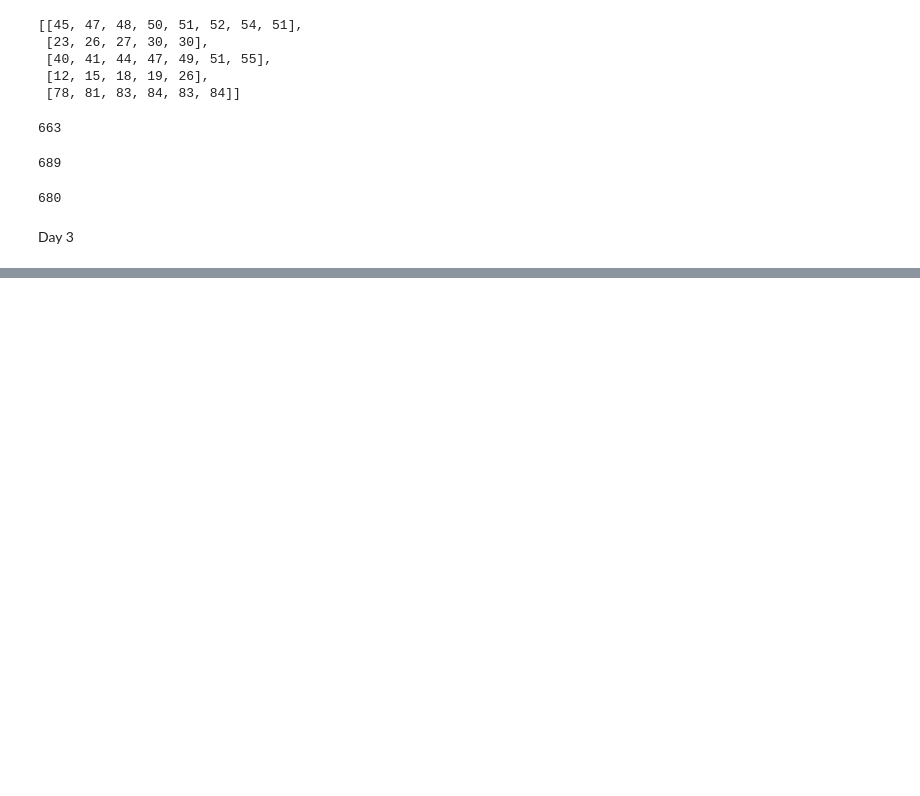
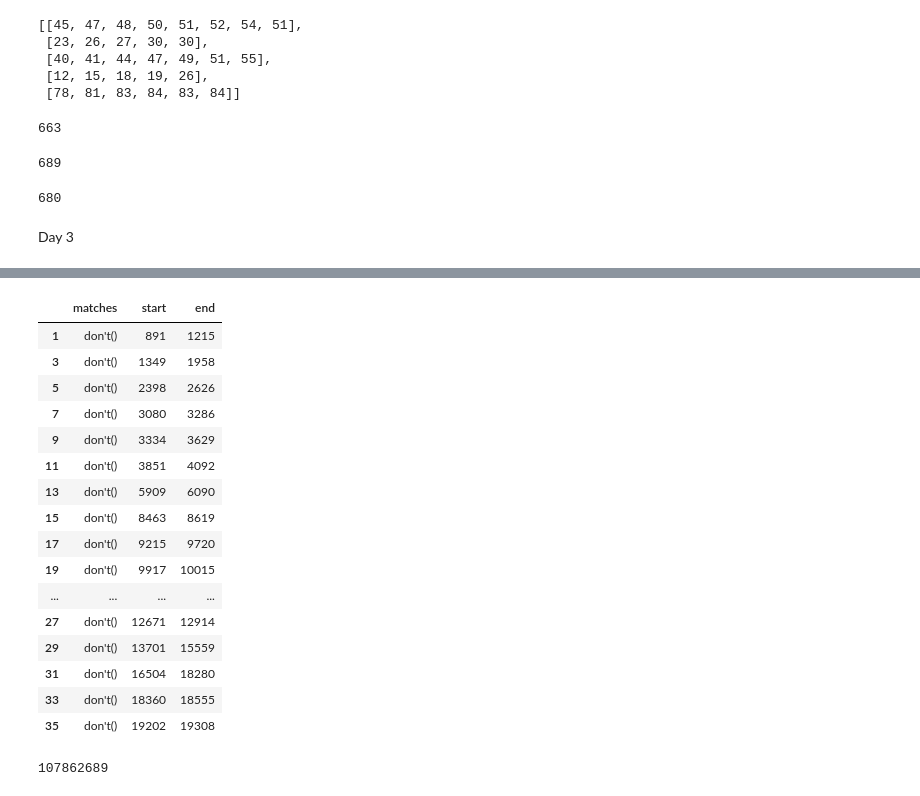
Before and after one commit to abrahamzetz/aoc_2024, a Jupyter notebook: aoc2024.ipynb, the cells around one changed output, grey strips where cells are left out. Cells and saved outputs as stored; diff of their text form; code cells hidden in the pictures; blank space fills up the shorter version.

```diff
--- a/aoc2024.ipynb
+++ b/aoc2024.ipynb
@@ -226,0 +271,61 @@ Day 3
+# %%
+# create df for dos and donts
+pattern_do = r'do\(\)'
+pattern_dont = r'don\'t\(\)'
+
+matches_do = [(match.group(), match.start()) for match in re.finditer(pattern_do, data)]
+matches_dont = [(match.group(), match.start()) for match in re.finditer(pattern_dont, data)]
+
+df_do = pd.DataFrame({
+    'matches': [match[0] for match in matches_do],
+    'start': [match[1] for match in matches_do]
+})
+
+df_dont = pd.DataFrame({
+    'matches': [match[0] for match in matches_dont],
+    'start': [match[1] for match in matches_dont]
+})
+
+df_flag = pd.concat([df_do, df_dont]).sort_values('start').reset_index(drop=True)
+
+# remove sequential duplicates
+last_match = None
+rows_to_keep = []
+
+for index, row in df_flag.iterrows():
+    if row['matches'] != last_match:
+        rows_to_keep.append(index)
+        last_match = row['matches']
+
+df_filtered = df_flag.loc[rows_to_keep].reset_index(drop=True)
+
+# add end column with the start of the next flag
+df_filtered['end'] = df_filtered.shift(-1)['start'].fillna(len(data)).astype(int)
+
+# keep only donts
+df_exclude = df_filtered[df_filtered['matches'] == 'don\'t()']
+df_exclude
+# %% [output]
+|  | matches | start | end |
+| 1 | don't() | 891 | 1215 |
+| 3 | don't() | 1349 | 1958 |
+| 5 | don't() | 2398 | 2626 |
+| 7 | don't() | 3080 | 3286 |
+| 9 | don't() | 3334 | 3629 |
+| 11 | don't() | 3851 | 4092 |
+| 13 | don't() | 5909 | 6090 |
+| 15 | don't() | 8463 | 8619 |
+| 17 | don't() | 9215 | 9720 |
+| 19 | don't() | 9917 | 10015 |
+| ... | ... | ... | ... |
+| 27 | don't() | 12671 | 12914 |
+| 29 | don't() | 13701 | 15559 |
+| 31 | don't() | 16504 | 18280 |
+| 33 | don't() | 18360 | 18555 |
+| 35 | don't() | 19202 | 19308 |
+# %%
+df['is_excluded'] = df.apply(lambda x: any((x['start'] >= start) and (x['end'] <= end) for start, end in zip(df_exclude['start'], df_exclude['end'])), axis=1)
+df['product_excluded'] = df['product'] * ~df['is_excluded']
+sum(df['product_excluded'])
+# %% [output]
+107862689
```
Also changed, not shown: parts of 3 cells of this notebook.
